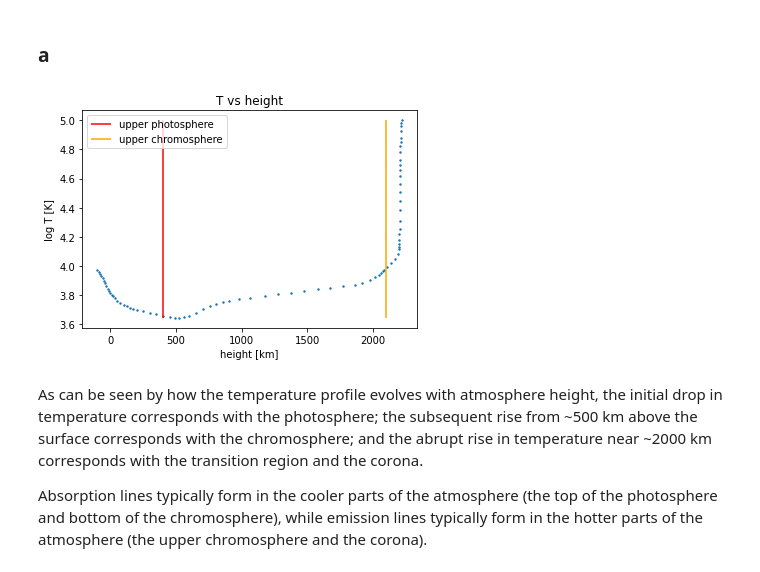
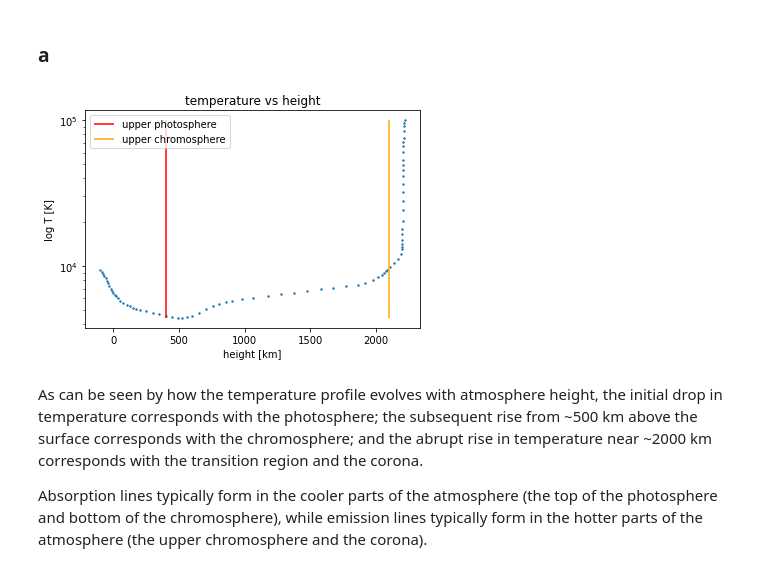
Before and after one commit to cl3425/uf-class-repo, a Jupyter notebook: radiative-processes/final-project/radiative_final.ipynb, the cells around one changed output. Saved outputs shown, nothing was run; the diff lists cells and outputs as text; code cells hidden in the pictures.

```diff
--- a/radiative-processes/final-project/radiative_final.ipynb
+++ b/radiative-processes/final-project/radiative_final.ipynb
@@ -36,16 +36,19 @@ falc_data
 ### a
 # %%
 ### part a
-plt.scatter(falc_data.height, np.log10(falc_data.temp), s=2)
-plt.vlines([400], min(np.log10(falc_data.temp)), max(np.log10(falc_data.temp)), colors='r', label='upper photosphere')
-plt.vlines([2100], min(np.log10(falc_data.temp)), max(np.log10(falc_data.temp)), colors='orange', label='upper chromosphere')
-plt.title('T vs height')
+plt.scatter(falc_data.height, falc_data.temp, s=2)
+plt.vlines([400], min(falc_data.temp), max(falc_data.temp), colors='r', label='upper photosphere')
+plt.vlines([2100], min(falc_data.temp), max(falc_data.temp), colors='orange', label='upper chromosphere')
+plt.title('temperature vs height')
 plt.ylabel('log T [K]')
 plt.xlabel('height [km]')
+plt.yscale('log')
+#plt.xscale('log')
 plt.legend()
+plt.savefig('a.png')
 plt.show()
 # %% [output]
-[figure, old version]
+[figure, new version]
 # %% [markdown]
 As can be seen by how the temperature profile evolves with atmosphere height, the initial drop in temperature corresponds with the photosphere; the subsequent rise from ~500 km above the surface corresponds with the chromosphere; and the abrupt rise in temperature near ~2000 km corresponds with the transition region and the corona.
 
```
Also changed, not shown: parts of 23 cells of this notebook.
